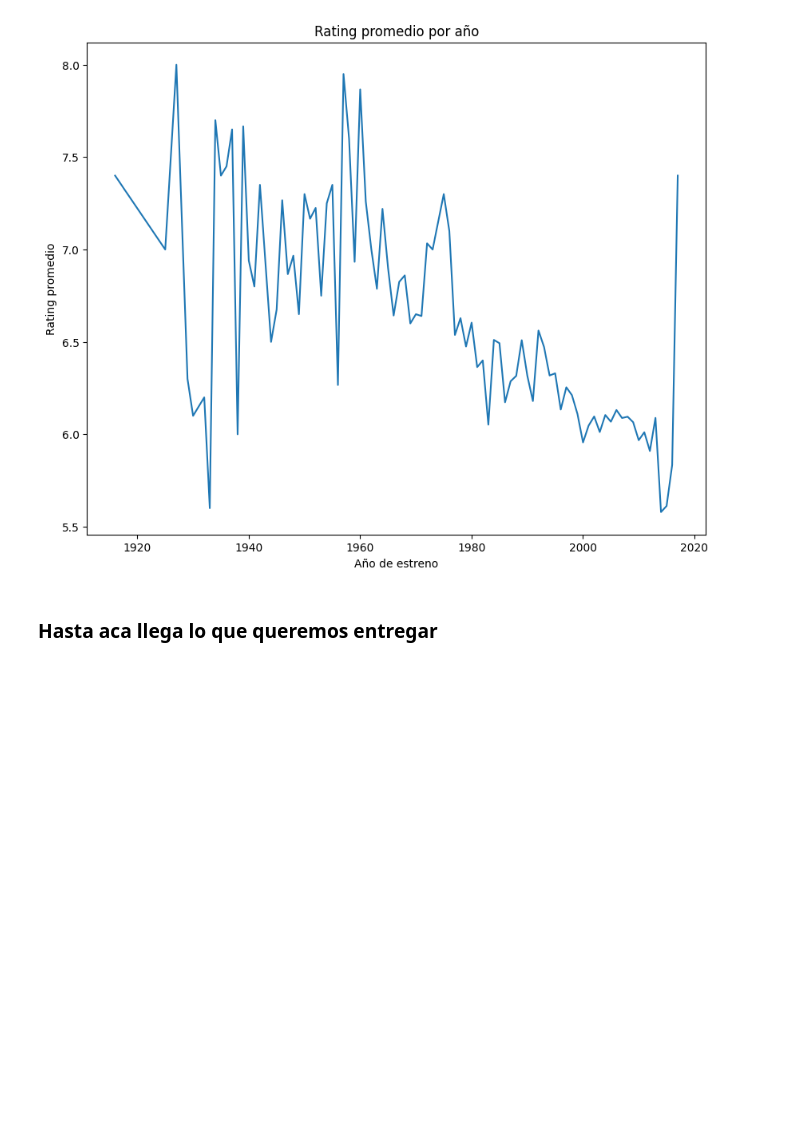
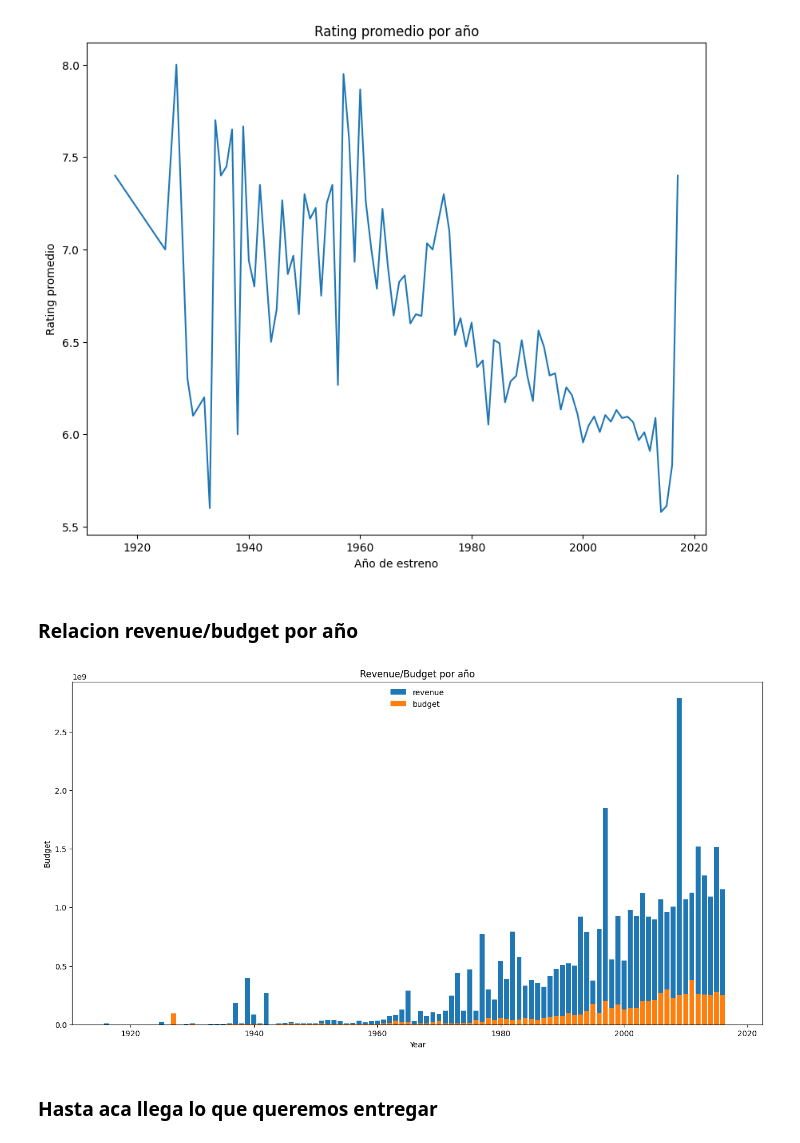
Before and after one commit to AleGallart/SATPython, a Jupyter notebook: Notebook.ipynb, the cells around one changed output. Drawn from its saved outputs; the diff is of its cells as text; code cells hidden in the pictures; blank space fills up the shorter version.

```diff
--- a/Notebook.ipynb
+++ b/Notebook.ipynb
@@ -308,6 +308,19 @@ ax.set(xlabel='Año de estreno', ylabel='Rating promedio', title = 'Rating prome
 plt.show()
 # %% [output]
 [figure]
+# %% [markdown]
+### Relacion revenue/budget por año
+# %%
+plt.figure(figsize=(16, 8))
+plt.bar(dataClean["release_date"].dt.year, dataClean['revenue'], label='revenue')
+plt.bar(dataClean["release_date"].dt.year, dataClean['budget'], label='budget')
+plt.title('Revenue/Budget por año')
+plt.xlabel('Year')
+plt.ylabel('Budget')
+plt.legend(loc='upper center', frameon=False)
+plt.show()
+# %% [output]
+[figure, added]
 # %% [markdown]
 ### Hasta aca llega lo que queremos entregar
 # %% [markdown]
```
